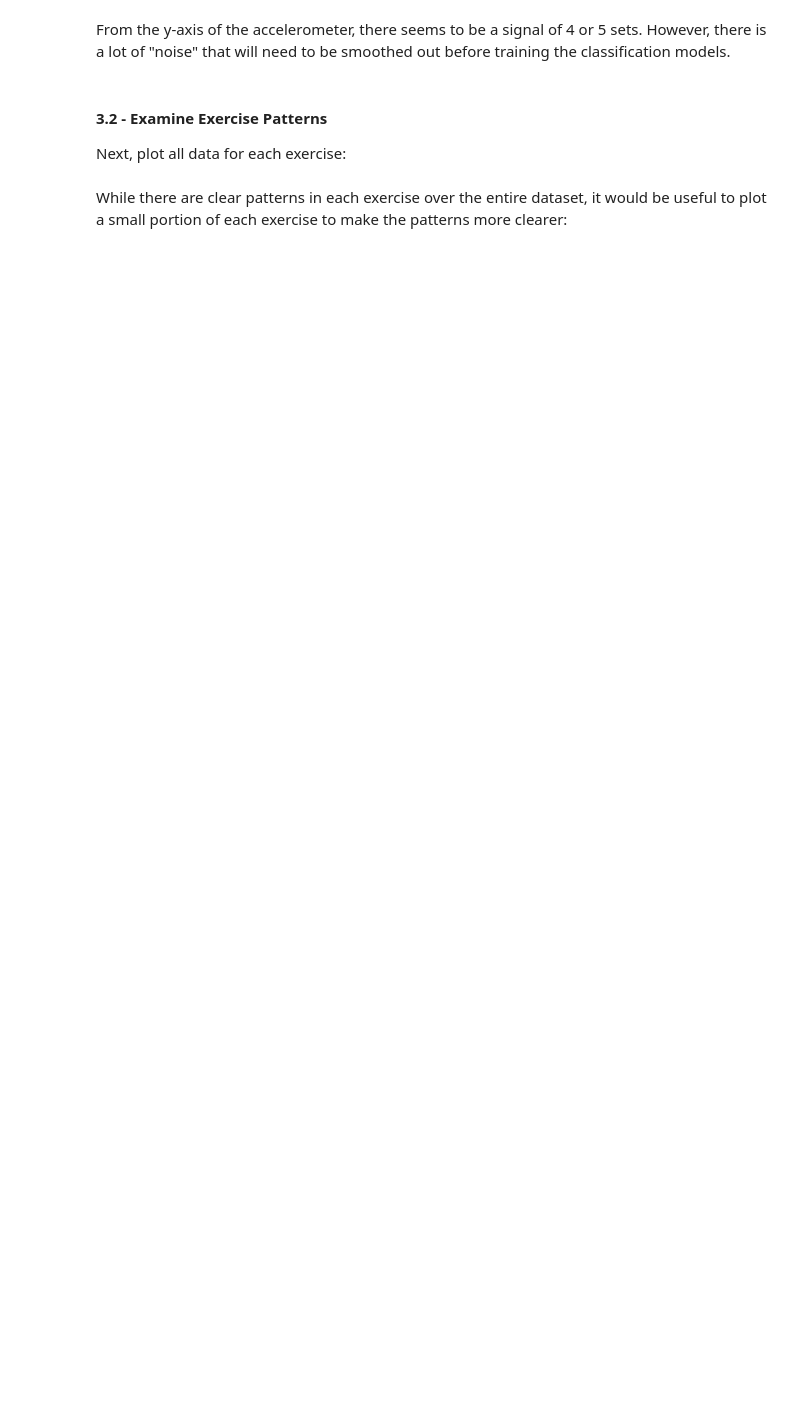
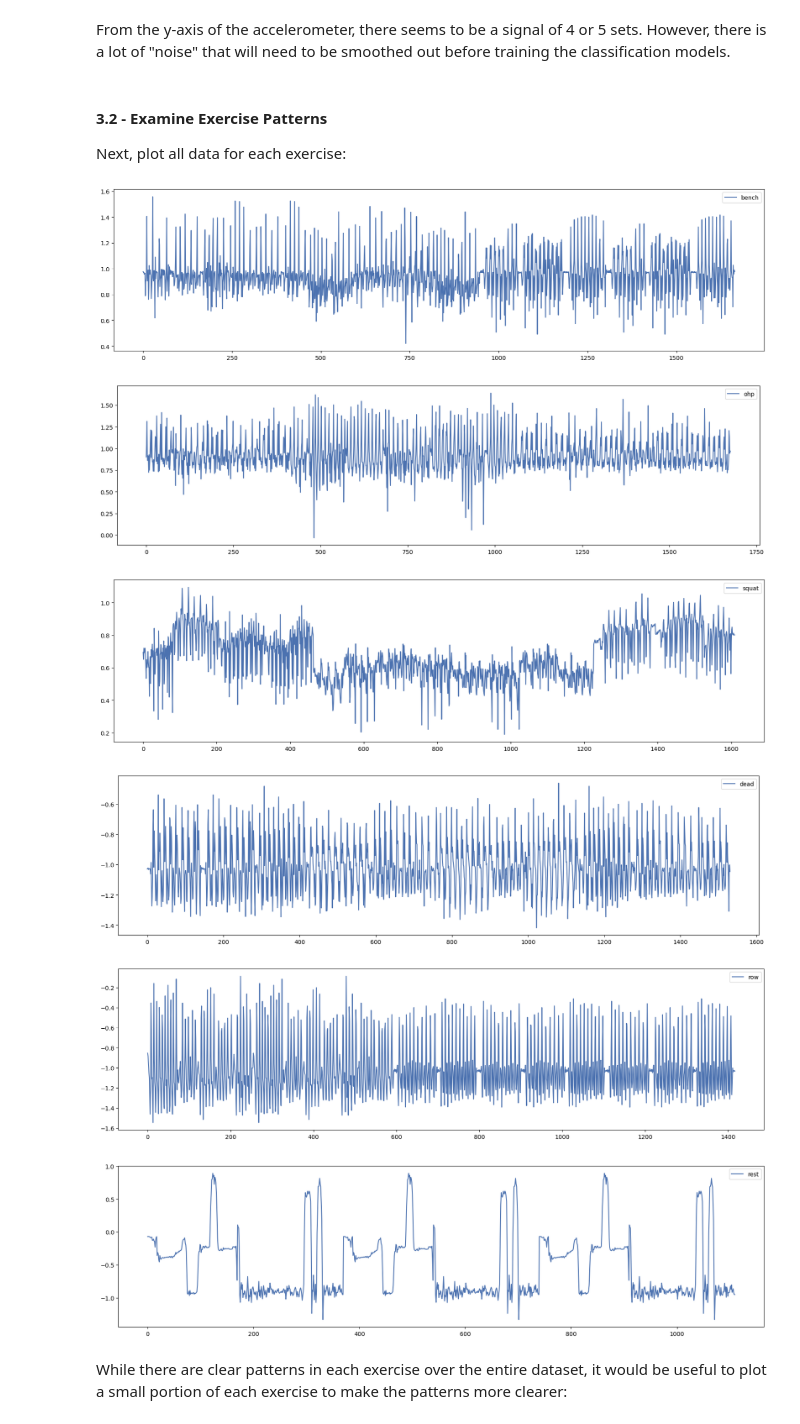
Before and after one commit to nkeblawi/nk-fitness-tracker, a Jupyter notebook: notebooks/nk-fitness-tracker-exploratory-1.ipynb, the cells around one changed output. Cells and saved outputs as stored; diff of their text form; code cells hidden in the pictures; blank space fills up the shorter version.

```diff
--- a/notebooks/nk-fitness-tracker-exploratory-1.ipynb
+++ b/notebooks/nk-fitness-tracker-exploratory-1.ipynb
@@ -202,3 +260,12 @@ for label in df["label"].unique():
+# %%
+vis.plot_exercise_data(df, "acc_y")
+# %% [output]
+[figure, added]
+[figure, added]
+[figure, added]
+[figure, added]
+[figure, added]
+[figure, added]
 # %% [markdown]
 While there are clear patterns in each exercise over the entire dataset, it would be useful to plot a small portion of each exercise to make the patterns more clearer:
 # %%
```
Also changed, not shown: parts of 15 cells of this notebook, 2 other files.
